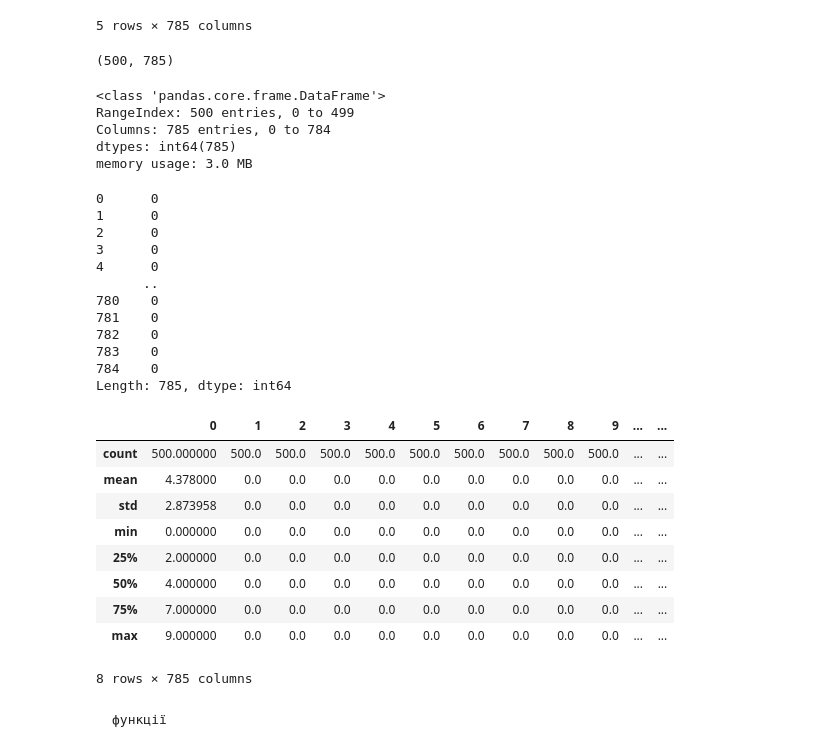
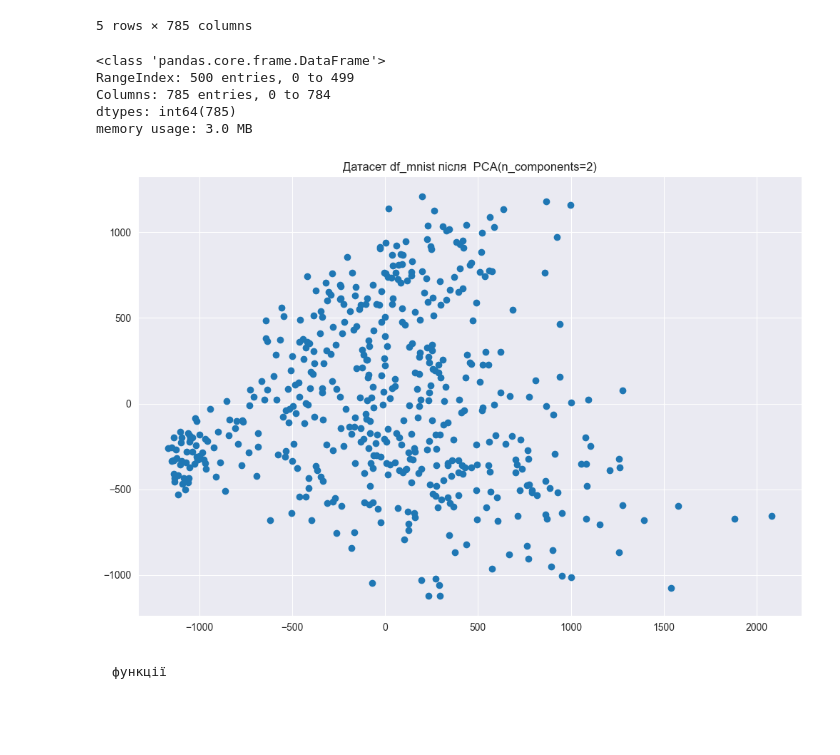
Before and after one commit to KyryloChalov/DS, a Jupyter notebook: HW_06/hw6.ipynb, the cells around one changed output. Saved outputs shown, nothing was run; the diff lists cells and outputs as text; code cells hidden in the pictures; blank space fills up the shorter version.

```diff
--- a/HW_06/hw6.ipynb
+++ b/HW_06/hw6.ipynb
@@ -101,10 +79,6 @@ df_mnist.head()
 | 3 | 0 | 0 | 0 | 0 | 0 | 0 | 0 | 0 | 0 | 0 | ... | ... |
 | 4 | 4 | 0 | 0 | 0 | 0 | 0 | 0 | 0 | 0 | 0 | ... | ... |
 5 rows × 785 columns
-# %%
-df_mnist.shape
-# %% [output]
-(500, 785)
 # %%
 df_mnist.info()
 # %% [output]
@@ -113,33 +87,16 @@ RangeIndex: 500 entries, 0 to 499
 Columns: 785 entries, 0 to 784
 dtypes: int64(785)
 memory usage: 3.0 MB
-# %%
-df_mnist.isnull().sum()
-# %% [output]
-0      0
-1      0
-2      0
-3      0
-4      0
-      ..
-780    0
-781    0
-782    0
-783    0
-784    0
-Length: 785, dtype: int64
-# %%
-df_mnist.describe() # ???
-# %% [output]
-|  | 0 | 1 | 2 | 3 | 4 | 5 | 6 | 7 | 8 | 9 | ... | ... |
-| count | 500.000000 | 500.0 | 500.0 | 500.0 | 500.0 | 500.0 | 500.0 | 500.0 | 500.0 | 500.0 | ... | ... |
-| mean | 4.378000 | 0.0 | 0.0 | 0.0 | 0.0 | 0.0 | 0.0 | 0.0 | 0.0 | 0.0 | ... | ... |
-| std | 2.873958 | 0.0 | 0.0 | 0.0 | 0.0 | 0.0 | 0.0 | 0.0 | 0.0 | 0.0 | ... | ... |
-| min | 0.000000 | 0.0 | 0.0 | 0.0 | 0.0 | 0.0 | 0.0 | 0.0 | 0.0 | 0.0 | ... | ... |
-| 25% | 2.000000 | 0.0 | 0.0 | 0.0 | 0.0 | 0.0 | 0.0 | 0.0 | 0.0 | 0.0 | ... | ... |
-| 50% | 4.000000 | 0.0 | 0.0 | 0.0 | 0.0 | 0.0 | 0.0 | 0.0 | 0.0 | 0.0 | ... | ... |
-| 75% | 7.000000 | 0.0 | 0.0 | 0.0 | 0.0 | 0.0 | 0.0 | 0.0 | 0.0 | 0.0 | ... | ... |
-| max | 9.000000 | 0.0 | 0.0 | 0.0 | 0.0 | 0.0 | 0.0 | 0.0 | 0.0 | 0.0 | ... | ... |
-8 rows × 785 columns
+# %%
+pca = PCA(n_components=2)
+df_mnist_pca = pca.fit_transform(df_mnist)
+
+plt.figure(figsize=(12, 8))
+
+plt.scatter(df_mnist_pca[:, 0], df_mnist_pca[:, 1])
+plt.title(f"Датасет df_mnist після PCA(n_components=2)")
+plt.show()
+# %% [output]
+[figure, added]
 # %% [markdown]
     функції
```
Also changed, not shown: parts of 32 cells of this notebook.
